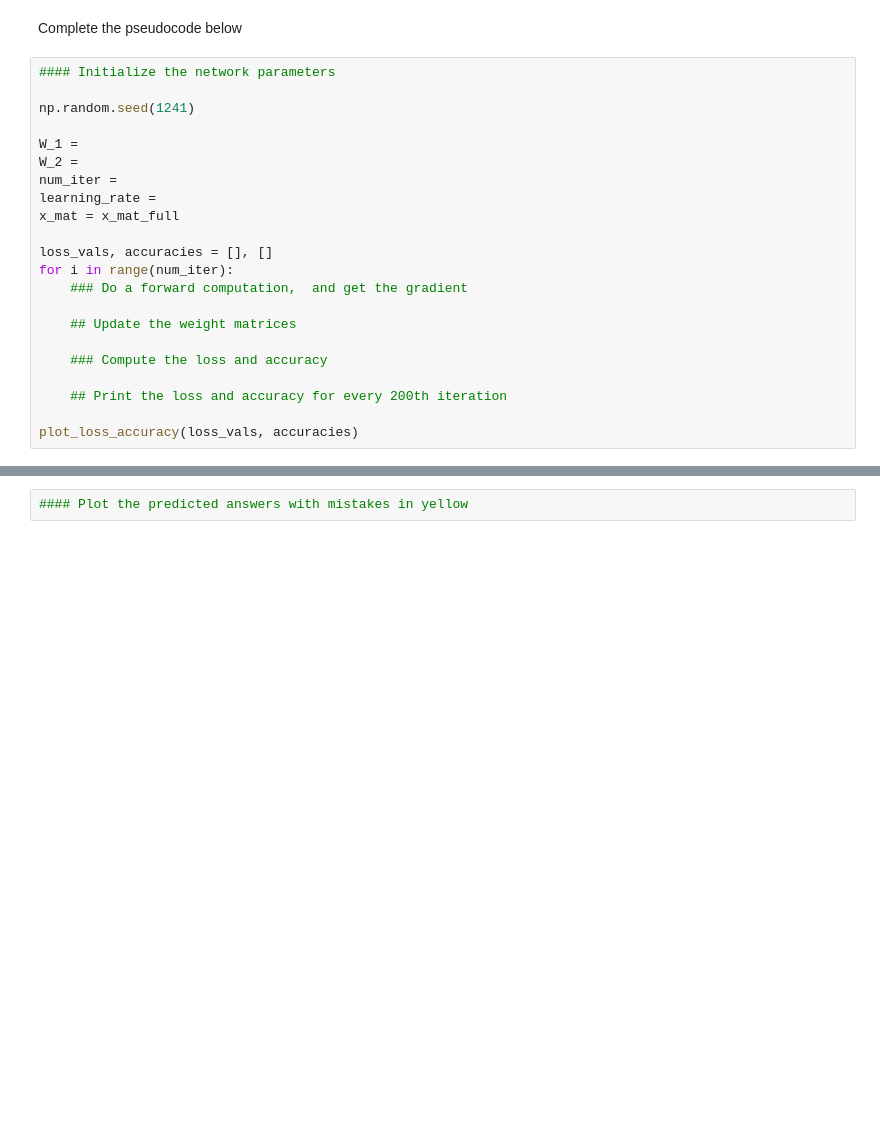
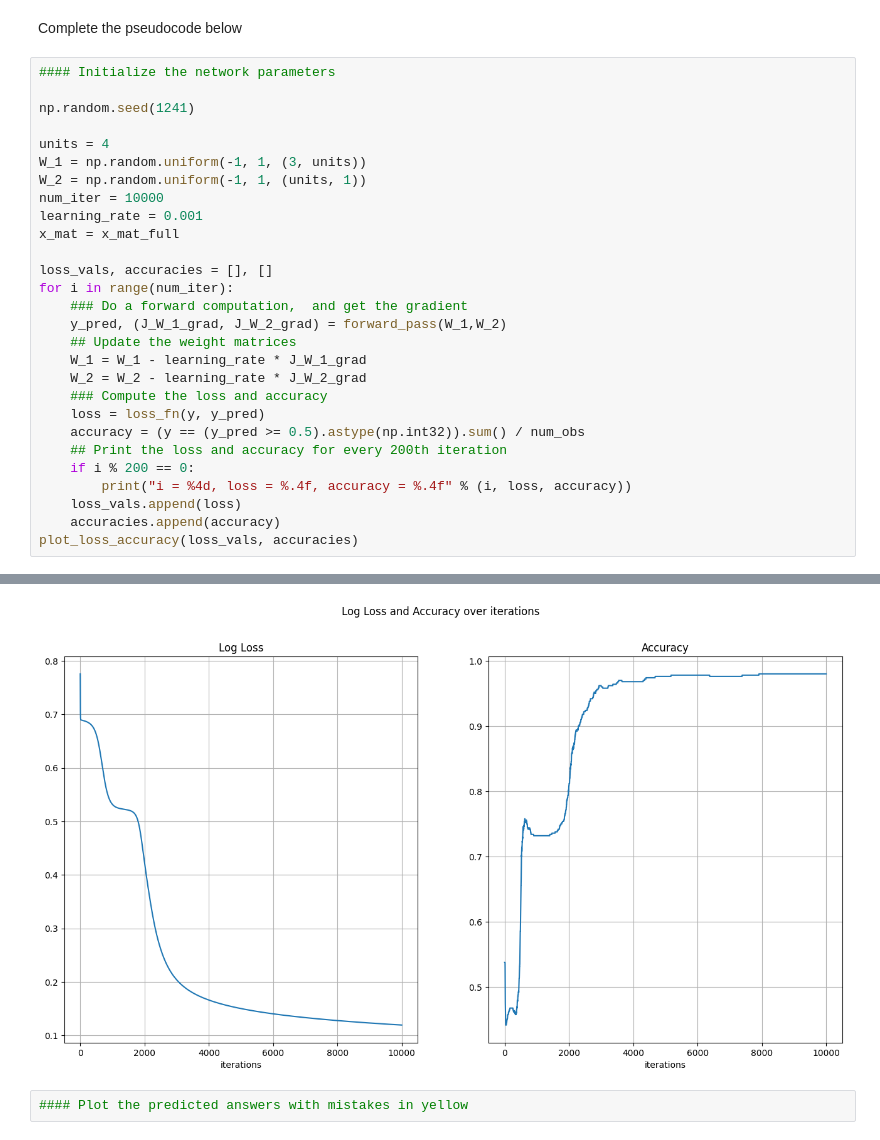
Before and after one commit to Wr3nch-ren/01418364-practical-deep-learning, a Jupyter notebook: 03_Backprop_HW.ipynb, the cells around one changed output, grey strips where cells are left out. Saved outputs shown, nothing was run; the diff lists cells and outputs as text; blank space fills up the shorter version.

```diff
--- a/03_Backprop_HW.ipynb
+++ b/03_Backprop_HW.ipynb
@@ -128,21 +128,27 @@ Complete the pseudocode below
 
 np.random.seed(1241)
 
-W_1 =
-W_2 =
-num_iter =
-learning_rate =
+units = 4
+W_1 = np.random.uniform(-1, 1, (3, units))
+W_2 = np.random.uniform(-1, 1, (units, 1))
+num_iter = 10000
+learning_rate = 0.001
 x_mat = x_mat_full
 
 loss_vals, accuracies = [], []
 for i in range(num_iter):
     ### Do a forward computation,  and get the gradient
-
+    y_pred, (J_W_1_grad, J_W_2_grad) = forward_pass(W_1,W_2)
     ## Update the weight matrices
-
+    W_1 = W_1 - learning_rate * J_W_1_grad
+    W_2 = W_2 - learning_rate * J_W_2_grad
     ### Compute the loss and accuracy
-
+    loss = loss_fn(y, y_pred)
+    accuracy = (y == (y_pred >= 0.5).astype(np.int32)).sum() / num_obs
     ## Print the loss and accuracy for every 200th iteration
-
+    if i % 200 == 0:
+        print("i = %4d, loss = %.4f, accuracy = %.4f" % (i, loss, accuracy))
+    loss_vals.append(loss)
+    accuracies.append(accuracy)
 plot_loss_accuracy(loss_vals, accuracies)
 # %% [output]
@@ -150,2 +172,3 @@ SyntaxError: invalid syntax (1304426114.py, line 5)
+[figure, added]
 # %%
 #### Plot the predicted answers with mistakes in yellow
```
Also changed, not shown: parts of 2 cells of this notebook.
